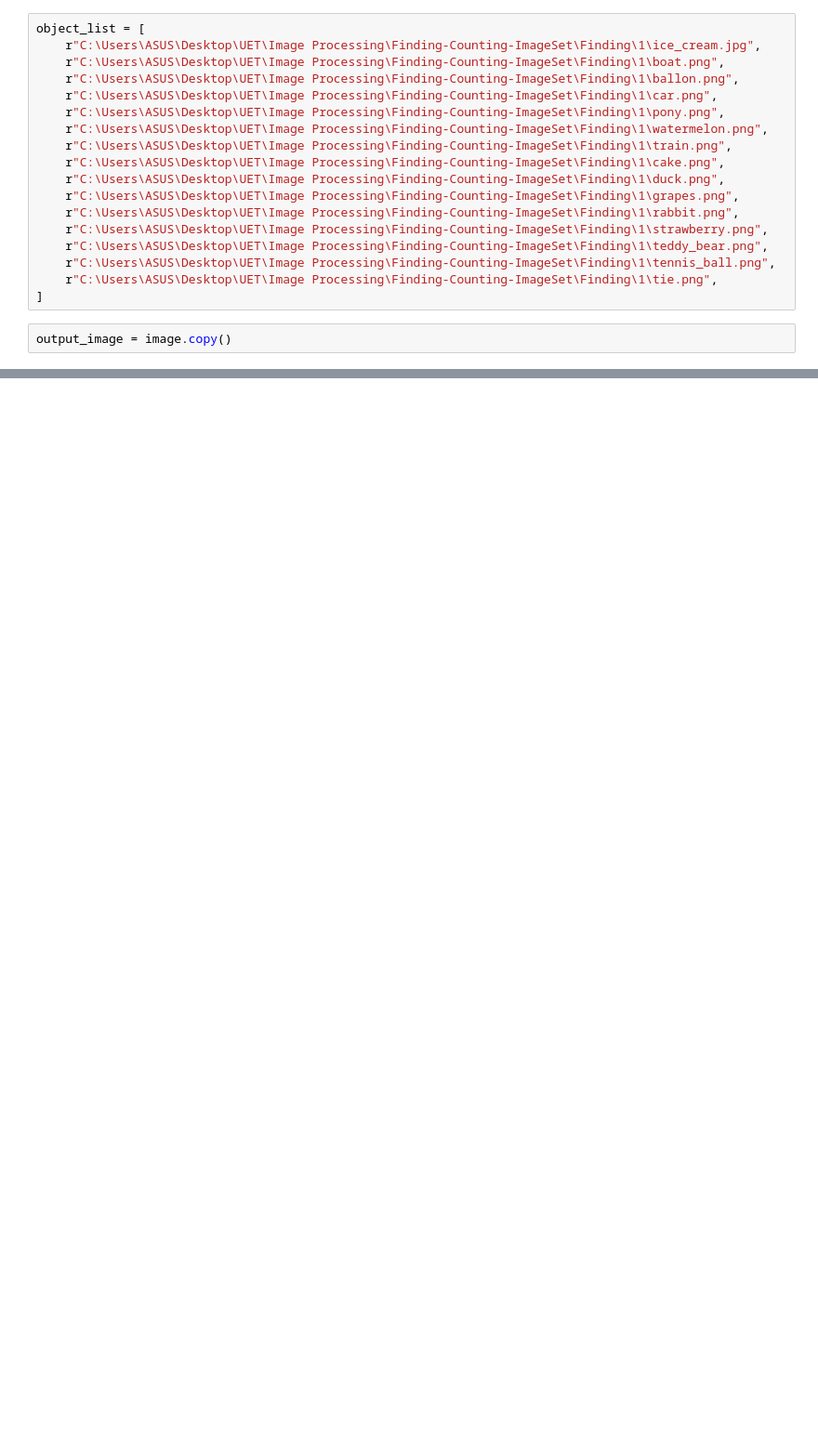
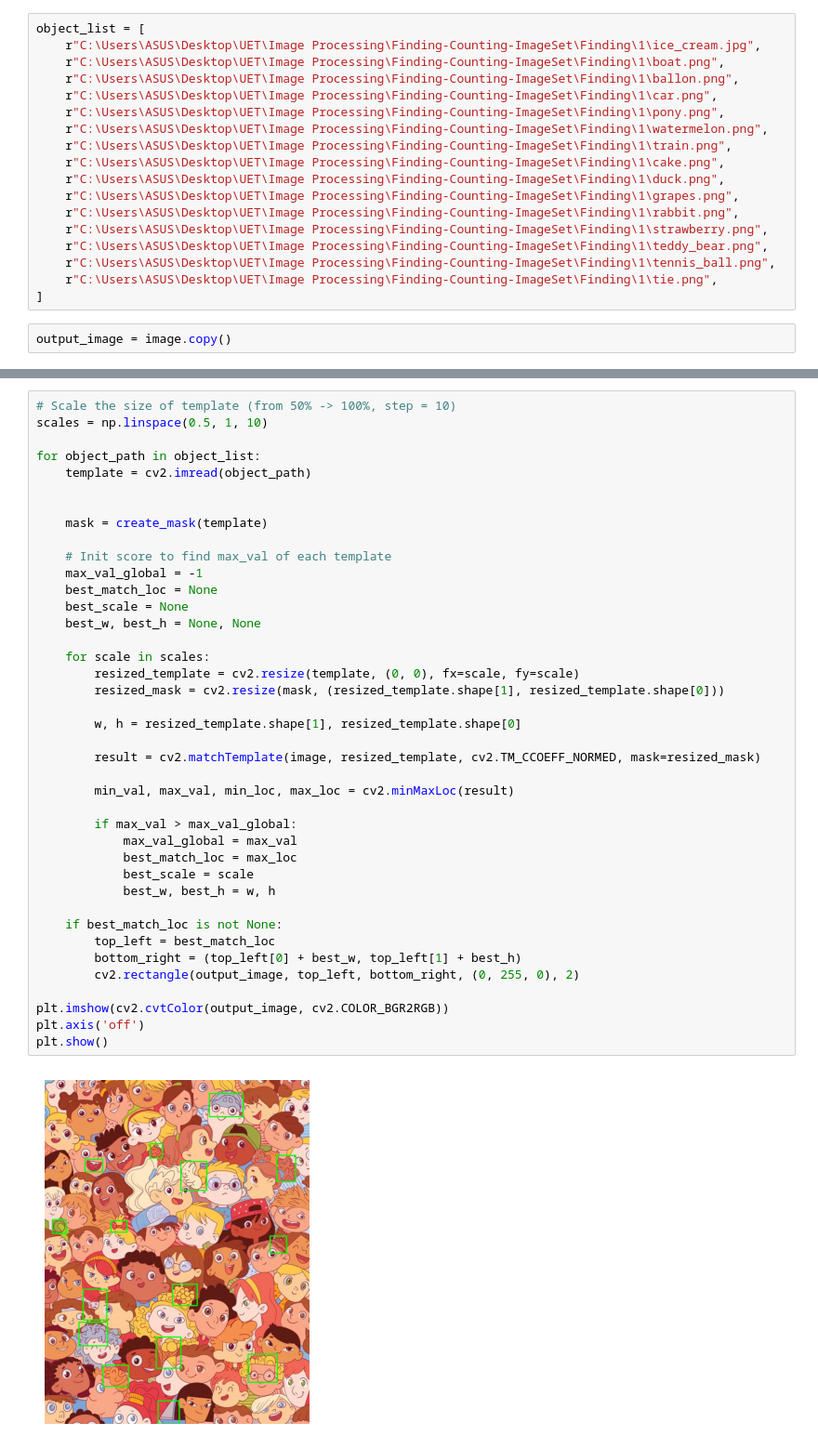
Before and after one commit to anhnvVNU/Finding-Counting-ImageSet, a Jupyter notebook: Sol/finding1.ipynb, the cells around one changed output, grey strips where cells are left out. Shown at 93% size. Saved outputs shown, nothing was run; the diff lists cells and outputs as text; blank space fills up the shorter version.

```diff
--- a/Sol/finding1.ipynb
+++ b/Sol/finding1.ipynb
@@ -109,0 +49,42 @@ plt.show()
+# %%
+# Scale the size of template (from 50% -> 100%, step = 10)
+scales = np.linspace(0.5, 1, 10)
+
+for object_path in object_list:
+    template = cv2.imread(object_path)
+
+
+    mask = create_mask(template)
+
+    # Init score to find max_val of each template
+    max_val_global = -1
+    best_match_loc = None
+    best_scale = None
+    best_w, best_h = None, None
+
+    for scale in scales:
+        resized_template = cv2.resize(template, (0, 0), fx=scale, fy=scale)
+        resized_mask = cv2.resize(mask, (resized_template.shape[1], resized_template.shape[0]))
+
+        w, h = resized_template.shape[1], resized_template.shape[0]
+
+        result = cv2.matchTemplate(image, resized_template, cv2.TM_CCOEFF_NORMED, mask=resized_mask)
+
+        min_val, max_val, min_loc, max_loc = cv2.minMaxLoc(result)
+
+        if max_val > max_val_global:
+            max_val_global = max_val
+            best_match_loc = max_loc
+            best_scale = scale
+            best_w, best_h = w, h
+
+    if best_match_loc is not None:
+        top_left = best_match_loc
+        bottom_right = (top_left[0] + best_w, top_left[1] + best_h)
+        cv2.rectangle(output_image, top_left, bottom_right, (0, 255, 0), 2)
+
+plt.imshow(cv2.cvtColor(output_image, cv2.COLOR_BGR2RGB))
+plt.axis('off')
+plt.show()
+# %% [output]
+[figure, added]
```
Also changed, not shown: parts of 2 cells of this notebook, 1 other file.
